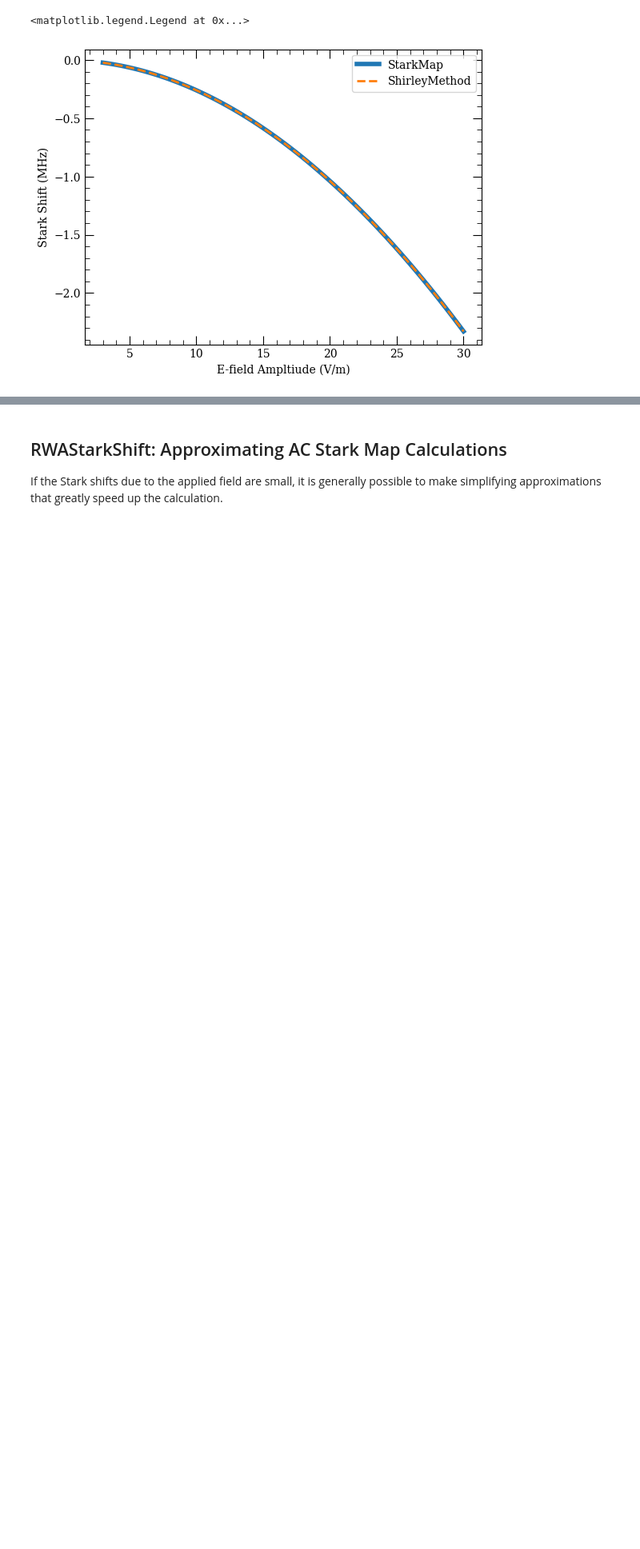
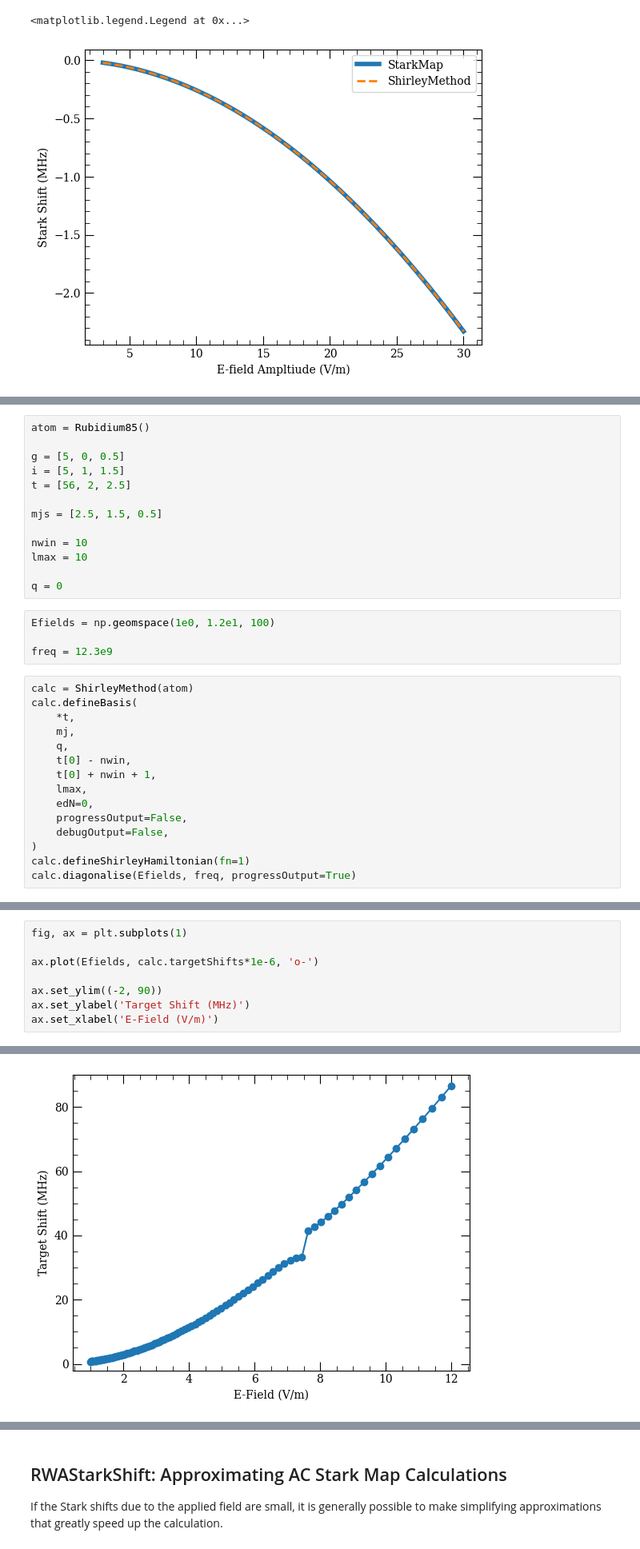
Before and after one commit to nikolasibalic/ARC-Alkali-Rydberg-Calculator, a Jupyter notebook: doc/AC_Stark_primer.ipynb, the cells around one changed output, grey strips where cells are left out. Shown at 80% size. Cells and saved outputs as stored; diff of their text form; blank space fills up the shorter version.

Commit message:
Updated example notebook to include CW transition probability calcs and caution about targetShift calculations.

```diff
--- a/doc/AC_Stark_primer.ipynb
+++ b/doc/AC_Stark_primer.ipynb
@@ -302,0 +327,32 @@ ax.legend()
+# %%
+atom = Rubidium85()
+
+g = [5, 0, 0.5]
+i = [5, 1, 1.5]
+t = [56, 2, 2.5]
+
+mjs = [2.5, 1.5, 0.5]
+
+nwin = 10
+lmax = 10
+
+q = 0
+# %%
+Efields = np.geomspace(1e0, 1.2e1, 100)
+
+freq = 12.3e9
+# %%
+calc = ShirleyMethod(atom)
+calc.defineBasis(
+    *t,
+    mj,
+    q,
+    t[0] - nwin,
+    t[0] + nwin + 1,
+    lmax,
+    edN=0,
+    progressOutput=False,
+    debugOutput=False,
+)
+calc.defineShirleyHamiltonian(fn=1)
+calc.diagonalise(Efields, freq, progressOutput=True)
@@ -302,0 +364,9 @@ ax.legend()
+# %%
+fig, ax = plt.subplots(1)
+
+ax.plot(Efields, calc.targetShifts*1e-6, 'o-')
+
+ax.set_ylim((-2, 90))
+ax.set_ylabel('Target Shift (MHz)')
+ax.set_xlabel('E-Field (V/m)')
+# %% [output]
@@ -302,0 +374 @@ ax.legend()
+[figure, added]
```
Also changed, not shown: parts of 18 cells of this notebook.
